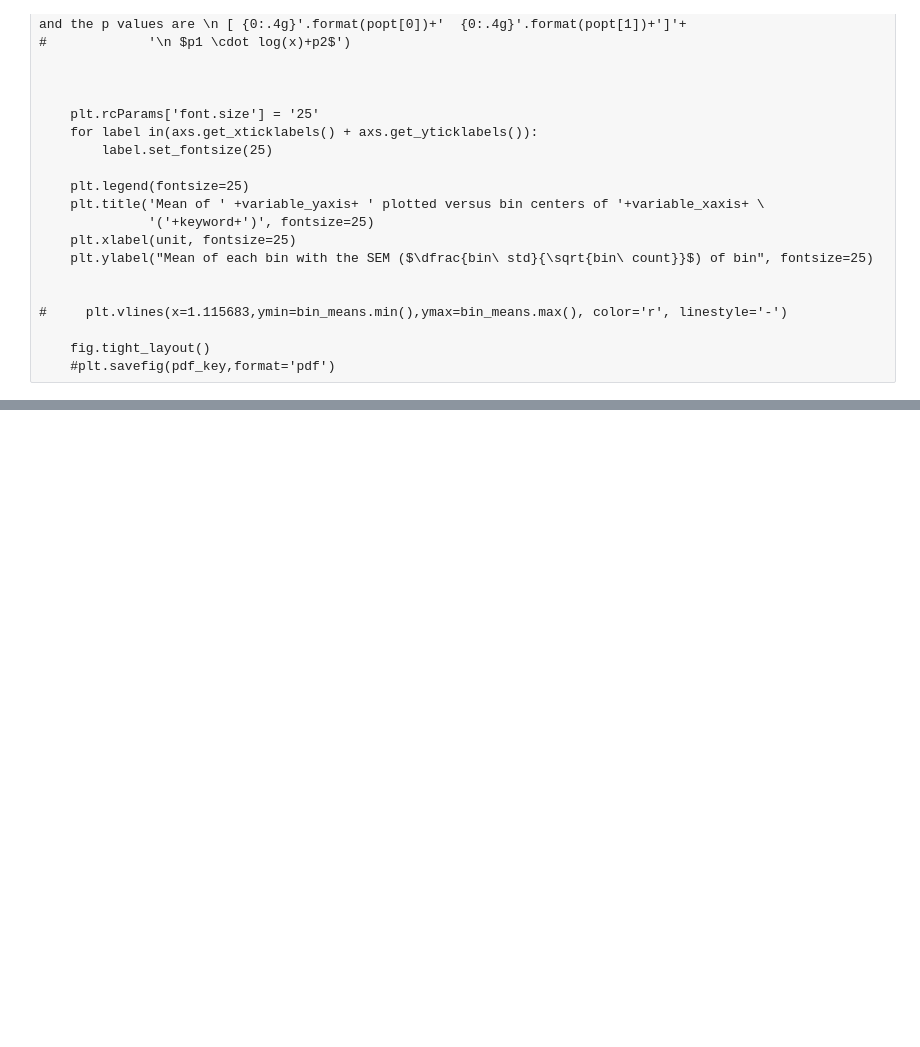
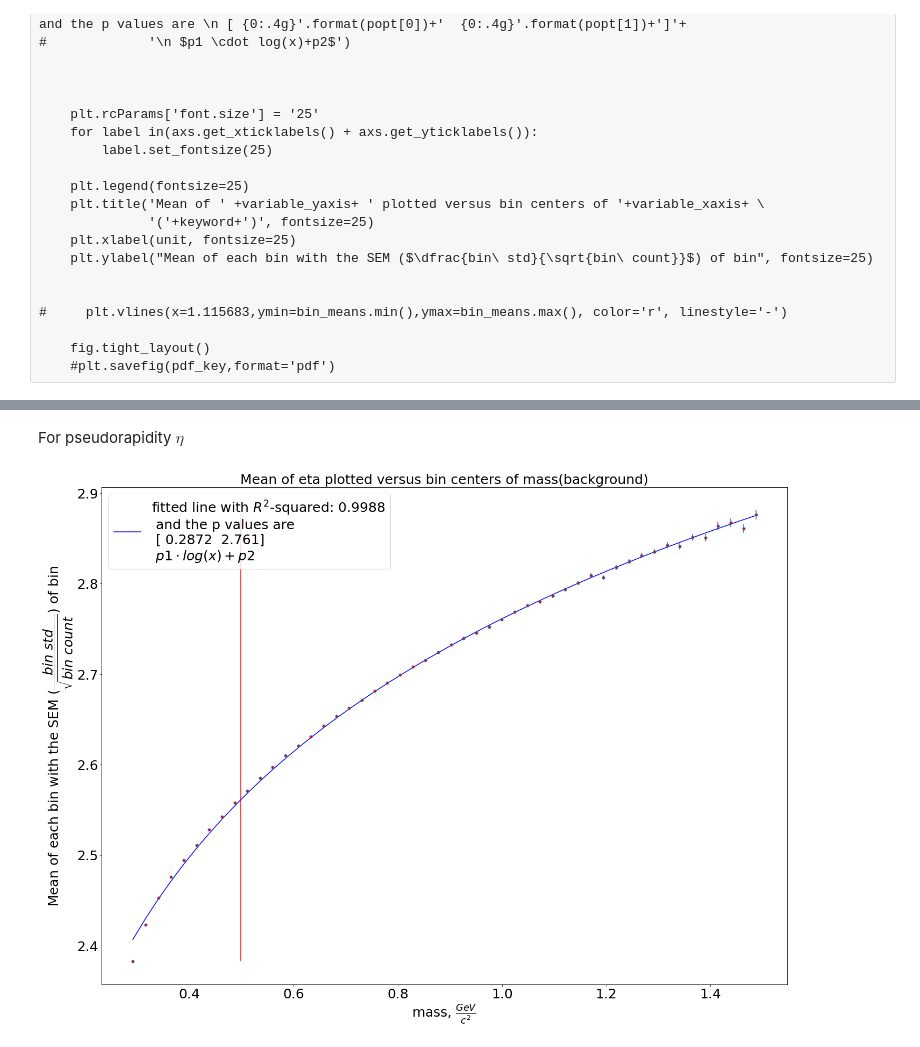
Before and after one commit to julnow/JupyterNotebooks, a Jupyter notebook: kaon_correlations_p2.ipynb, the cells around one changed output, grey strips where cells are left out. Saved outputs shown, nothing was run; the diff lists cells and outputs as text; code cells hidden in the pictures; blank space fills up the shorter version.

```diff
--- a/kaon_correlations_p2.ipynb
+++ b/kaon_correlations_p2.ipynb
@@ -4,7 +4,7 @@ Variables of filenames
 #PLAINTREE FILES NAMES
 directory='/Users/julnow/gsi/cbm/ML/JupyterNotebooks/'
 signalFileName = directory + 'PlainTree_100kSign.root'
-backgroundFileName = directory + 'PlainTree_5kBckgr.root'
+backgroundFileName = directory + 'PlainTree_20kBckgr.root'
 # %% [markdown]
 # Importing the Libraries
 
@@ -562,0 +524,9 @@ two_D_hist(background['mass'], background['cosinesecond'])
+# %%
+#we'll also save all images in one pdf file
+bckgr_mass_pdf = PdfPages(directory+'img/correlations/'+'bckgr_mass_pdf.pdf')
+# %% [markdown]
+For pseudorapidity $\eta$
+# %%
+profile_plot_func(background,'mass','eta', 0, bckgr_mass_pdf, logar)
+# %% [output]
+[figure, added]
```
Also changed, not shown: parts of 39 cells of this notebook, 18 other files.
